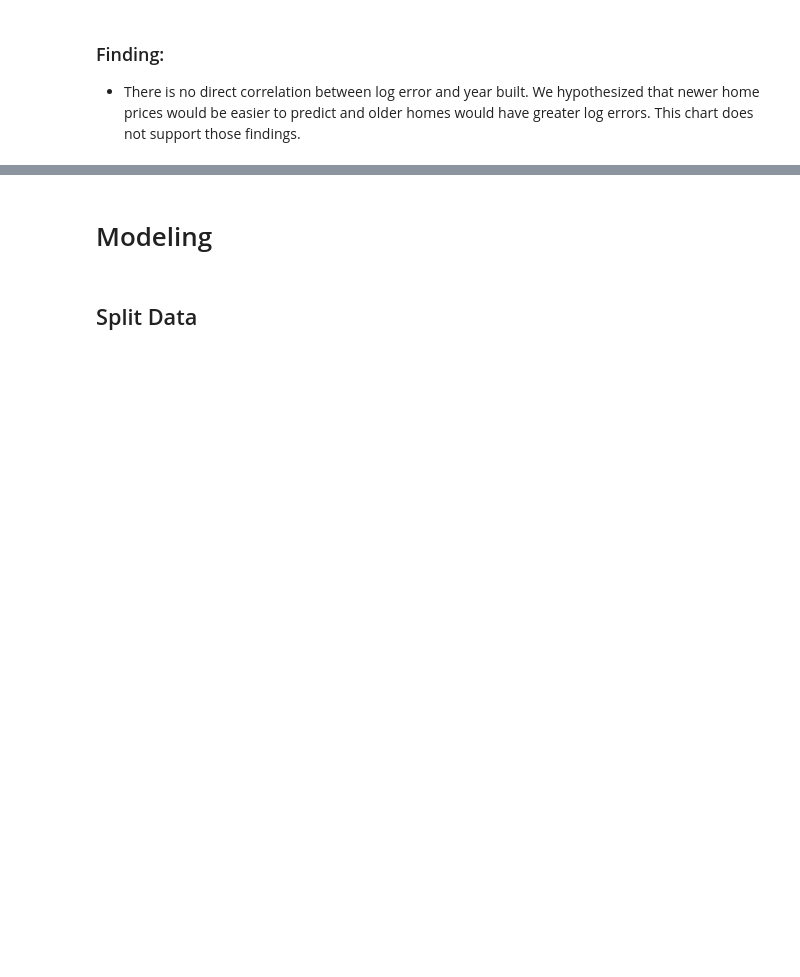
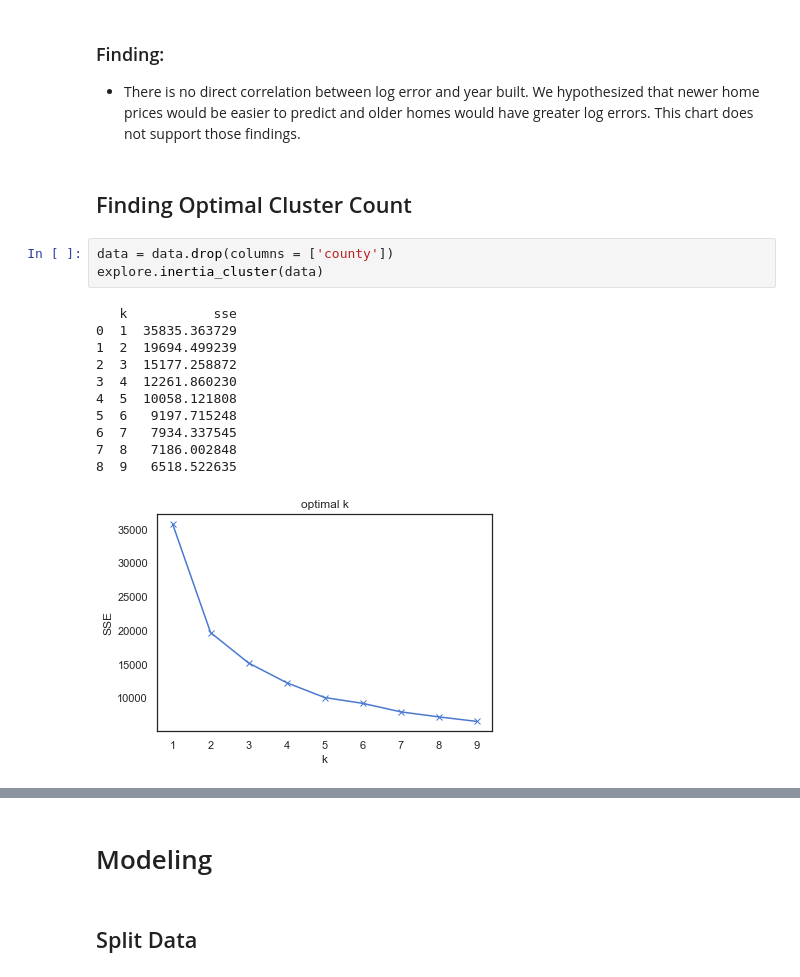
Before and after one commit to PeopleAgainstBroccoli/zillow_cluster, a Jupyter notebook: working_notebook.ipynb, the cells around one changed output, grey strips where cells are left out. Drawn from its saved outputs; the diff is of its cells as text; blank space fills up the shorter version.

```diff
--- a/working_notebook.ipynb
+++ b/working_notebook.ipynb
@@ -352,3 +294,20 @@ train, test = cluster_zillow(data, return_type = 1)
 # %% [markdown]
 ### Finding:
 - There is no direct correlation between log error and year built. We hypothesized that newer home prices would be easier to predict and older homes would have greater log errors. This chart does not support those findings.
+# %% [markdown]
+## Finding Optimal Cluster Count
+# %%
+data = data.drop(columns = ['county'])
+explore.inertia_cluster(data)
+# %% [output]
+   k           sse
+0  1  35835.363729
+1  2  19694.499239
+2  3  15177.258872
+3  4  12261.860230
+4  5  10058.121808
+5  6   9197.715248
+6  7   7934.337545
+7  8   7186.002848
+8  9   6518.522635
+[figure, added]
```
Also changed, not shown: parts of 11 cells of this notebook, 2 other files.
